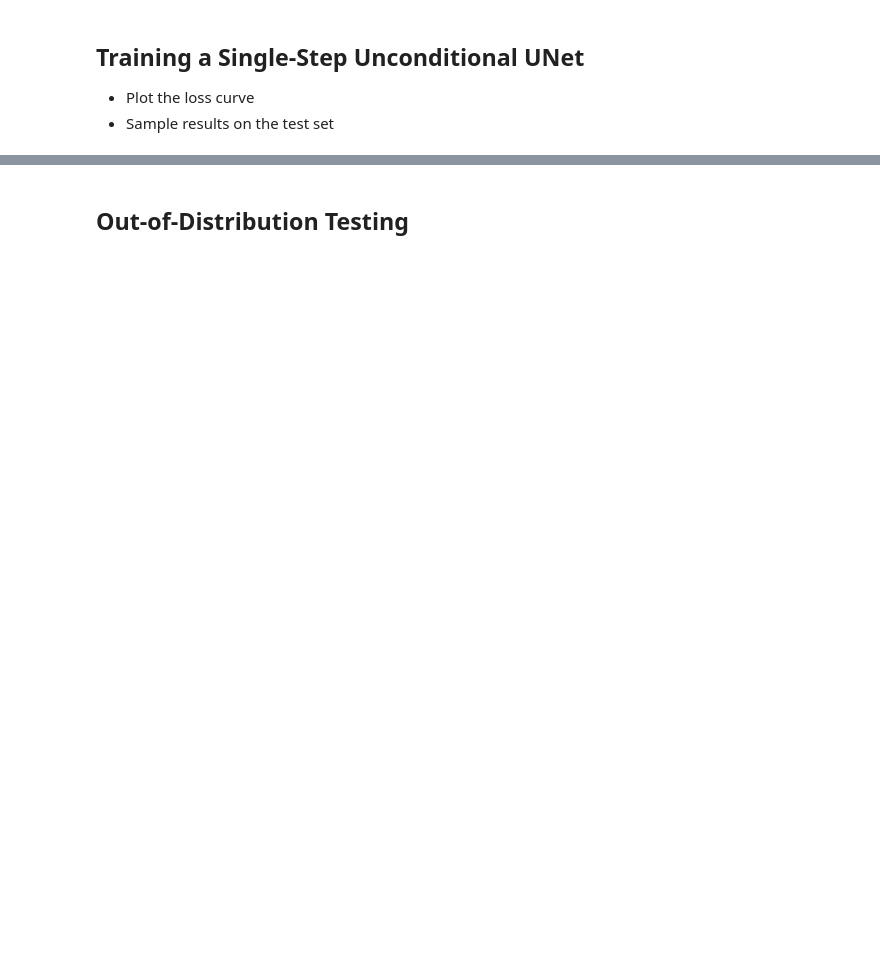
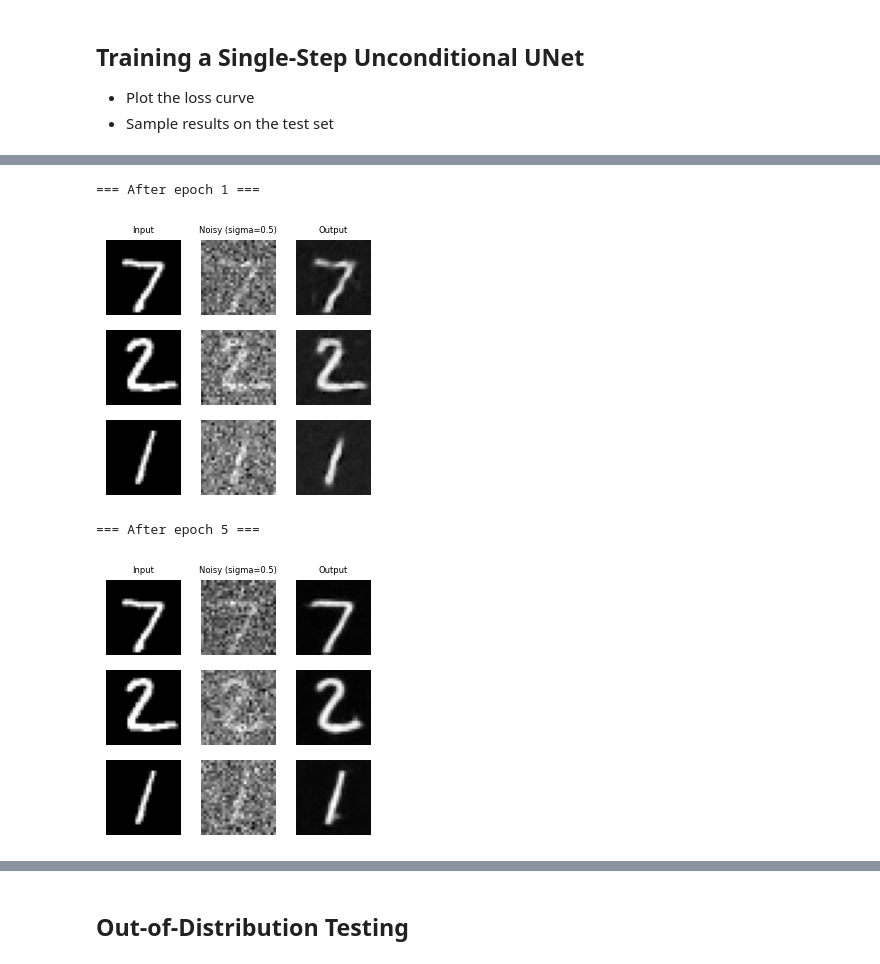
Before and after one commit to parisvacation/CS444, a Jupyter notebook: assignment5/mp5.ipynb, the cells around one changed output, grey strips where cells are left out. Saved outputs shown, nothing was run; the diff lists cells and outputs as text; code cells hidden in the pictures; blank space fills up the shorter version.

```diff
--- a/assignment5/mp5.ipynb
+++ b/assignment5/mp5.ipynb
@@ -140,0 +260,68 @@ dataloader = DataLoader(dataset, batch_size=256, shuffle=True)
+# %%
+train_dataset = MNIST(root='data', download=True, transform=ToTensor(), train=True)
+train_dataloader = DataLoader(train_dataset, batch_size=256, shuffle=True)
+test_dataset = MNIST(root='data', download=True, transform=ToTensor(), train=False)
+test_dataloader = DataLoader(test_dataset, batch_size=3, shuffle=False)
+
+# TODO
+net = UnconditionalUNet(in_channels=1, num_hiddens=128).to(device)
+optimizer = optim.Adam(net.parameters(), lr=1e-4)
+criterion = nn.MSELoss()
+# %%
+num_epochs = 5
+# Record the losses for each batch/step
+step_losses = []
+
+# Training the UNet model
+for epoch in range(5):
+    net.train()
+    for img, _ in train_dataloader:
+        img = img.to(device)
+        # Add noise to the images with sigma=0.5
+        noisy_img = image_add_noise(img, sigma=0.5)
+
+        # Forward pass
+        pred = net(noisy_img)
+        loss = criterion(pred, img)
+
+        # Backward pass
+        optimizer.zero_grad()
+        loss.backward()
+        optimizer.step()
+
+        step_losses.append(loss.item())
+
+    # Do visualization on epoch 1 and epoch 5
+    if epoch == 0 or epoch == 4:
+        net.eval()
+        img_test, _ = next(iter(test_dataloader))
+        img_test = img_test.to(device)
+
+        # Add noise to the test images
+        noisy_img_test = image_add_noise(img_test, sigma=0.5)
+
+        # Forward pass
+        with torch.no_grad():
+            denoised_img = net(noisy_img_test)
+
+        # Move the images to CPU
+        img_test = img_test.cpu()
+        noisy_img_test = noisy_img_test.cpu()
+        denoised_img = denoised_img.cpu()
+
+        # Visualize the origin images, noisy images and denoised images
+        img_test_list = []
+        for i in range(img_test.shape[0]):
+            img_test_list.append(img_test[i])
+            img_test_list.append(noisy_img_test[i])
+            img_test_list.append(denoised_img[i])
+        img_test_tensor = torch.stack(img_test_list, dim=0)
+
+        titles = ['Input', 'Noisy (sigma=0.5)', 'Output']
+        print(f"\n=== After epoch {epoch+1} ===")
+        visualize_images_with_titles(img_test_tensor, titles, 6)
+# %% [output]
+=== After epoch 1 ===
+[figure, added]
+=== After epoch 5 ===
+[figure, added]
```
Also changed, not shown: parts of 36 cells of this notebook, 13 other files.
